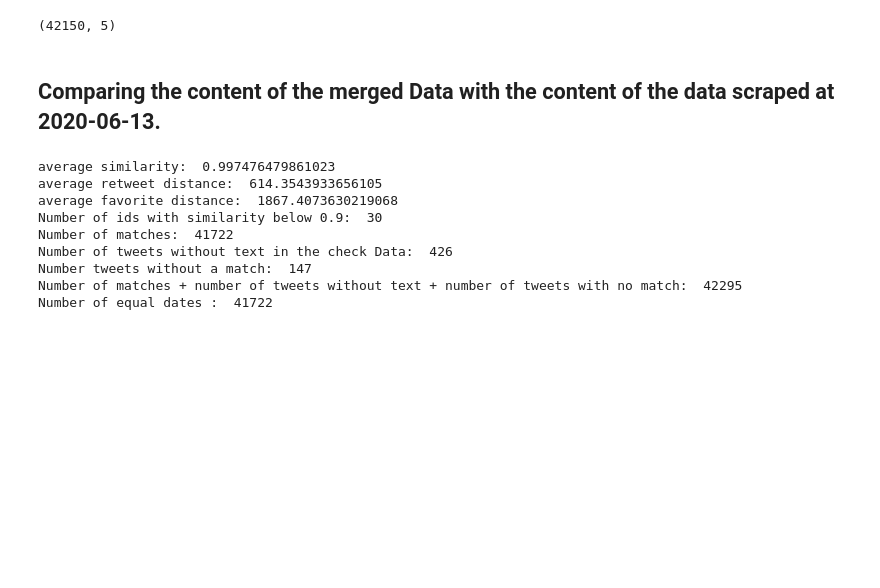
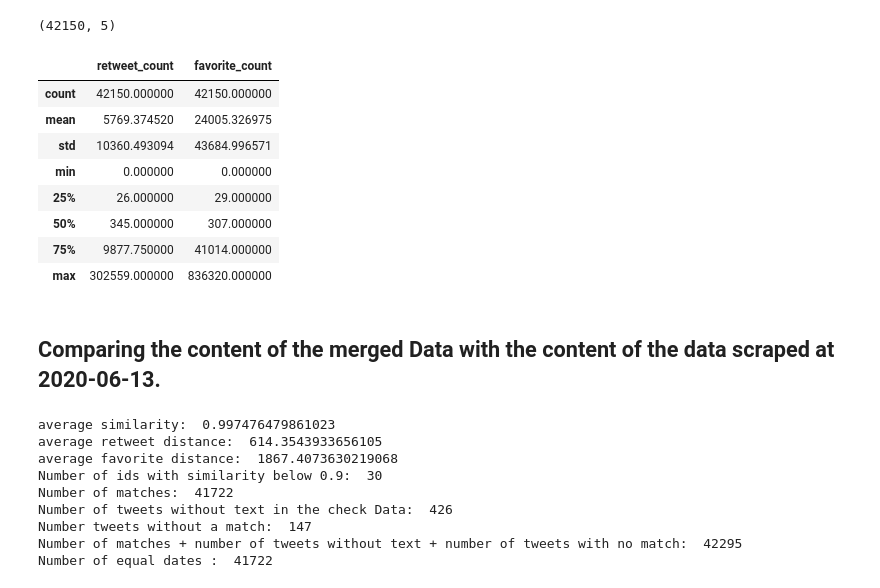
Before and after one commit to chrisspi/DataScienceTrumpTweets, a Jupyter notebook: dataQualityCheck.ipynb, the cells around one changed output. Cells and saved outputs as stored; diff of their text form; code cells hidden in the pictures; blank space fills up the shorter version.

```diff
--- a/dataQualityCheck.ipynb
+++ b/dataQualityCheck.ipynb
@@ -49,6 +61,18 @@ qualityCheckData.tail(10)
 qualityCheckData.shape
 # %% [output]
 (42150, 5)
+# %%
+qualityCheckData.describe()
+# %% [output]
+|  | retweet_count | favorite_count |
+| count | 42150.000000 | 42150.000000 |
+| mean | 5769.374520 | 24005.326975 |
+| std | 10360.493094 | 43684.996571 |
+| min | 0.000000 | 0.000000 |
+| 25% | 26.000000 | 29.000000 |
+| 50% | 345.000000 | 307.000000 |
+| 75% | 9877.750000 | 41014.000000 |
+| max | 302559.000000 | 836320.000000 |
 # %% [markdown]
 <h2> Comparing the content of the merged Data with the content of the data scraped at 2020-06-13. </h2>
 # %%
```
Also changed, not shown: parts of 1 cell of this notebook.
